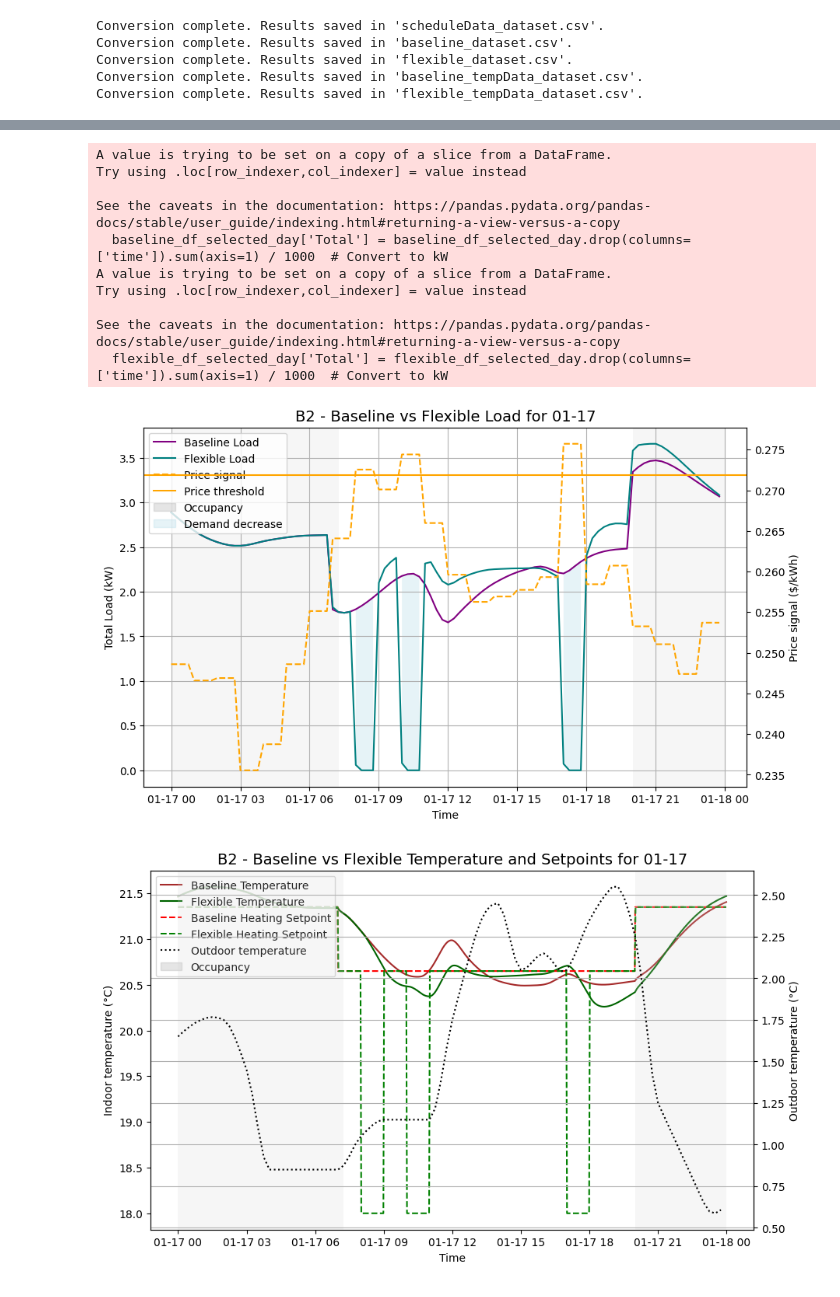
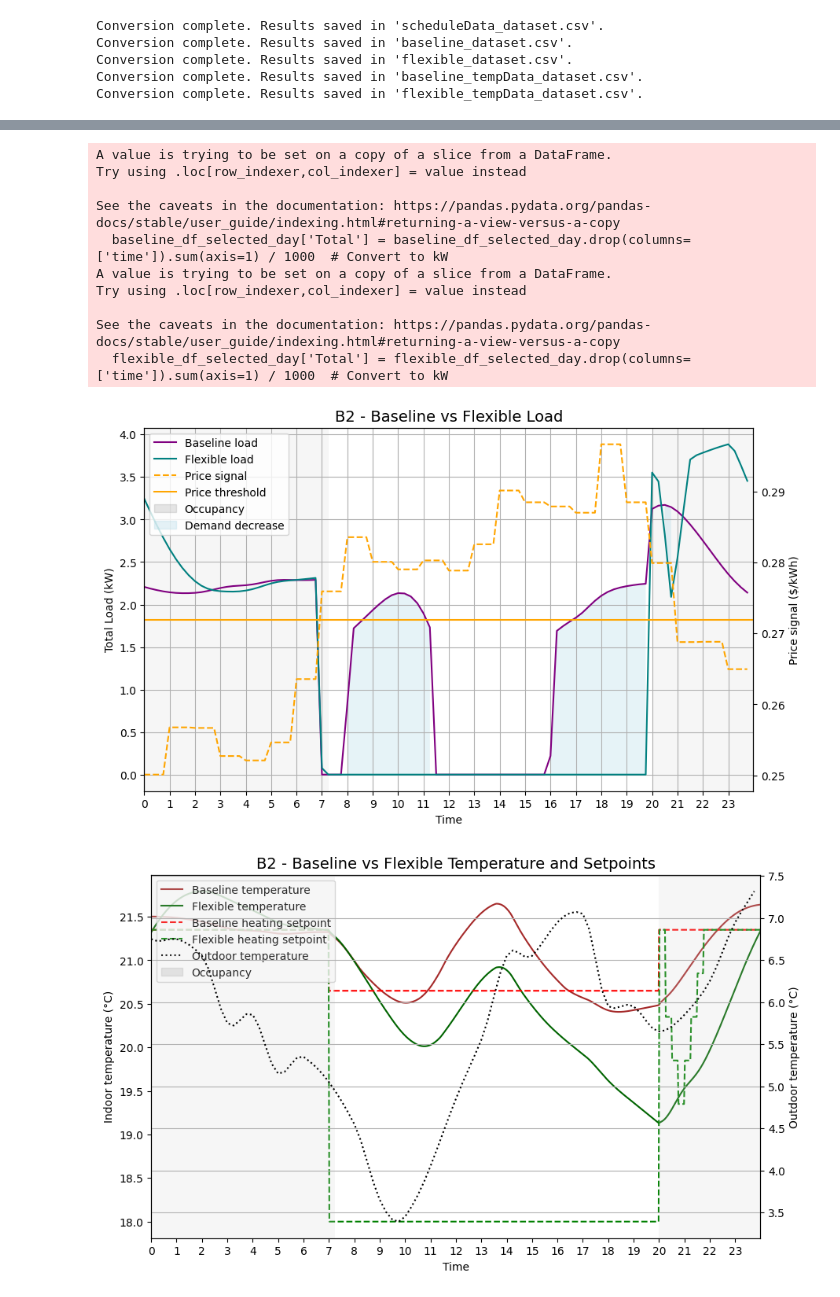
Before and after one commit to LBNL-ETA/DFLEXLIBS, a Jupyter notebook: examples/boptest/testcase_bestest_hydronic_heat_pump/results_os_c_1a_zone_temp_adj_inc_ratch/default_scenario/plot_results.ipynb, the cells around one changed output, grey strips where cells are left out. Saved outputs shown, nothing was run; the diff lists cells and outputs as text; code cells hidden in the pictures.

Commit message:
update plot results

```diff
--- a/examples/boptest/testcase_bestest_hydronic_heat_pump/results_os_c_1a_zone_temp_adj_inc_ratch/default_scenario/plot_results.ipynb
+++ b/examples/boptest/testcase_bestest_hydronic_heat_pump/results_os_c_1a_zone_temp_adj_inc_ratch/default_scenario/plot_results.ipynb
@@ -54,7 +54,7 @@ Conversion complete. Results saved in 'baseline_tempData_dataset.csv'.
 Conversion complete. Results saved in 'flexible_tempData_dataset.csv'.
 # %%
 # Choose a specific day
-selected_day = '1970-01-17'
+selected_day = '1970-01-22'
 
 name_test_case = 'B2'#: Virtual bestest hydronic heat pump'
 
@@ -201,7 +199,9 @@ plt.show()
 # %%
 import pandas as pd
 import matplotlib.pyplot as plt
+import matplotlib.dates as mdates
 import matplotlib.patches as mpatches
+from matplotlib.ticker import MultipleLocator
 
 # Load datasets
 schedule_df = pd.read_csv('scheduleData_dataset.csv')
@@ -256,8 +256,8 @@ flexible_df_selected_day['Total'] = flexible_df_selected_day.drop(columns=['time
 fig, ax1 = plt.subplots(figsize=(10, 6))
 
 # Plot total load
-line1, = ax1.plot(baseline_df_selected_day['time'], baseline_df_selected_day['Total'], label='Baseline Load', color='purple')
-line2, = ax1.plot(flexible_df_selected_day['time'], flexible_df_selected_day['Total'], label='Flexible Load', color='teal')
+line1, = ax1.plot(baseline_df_selected_day['time'], baseline_df_selected_day['Total'], label='Baseline load', color='purple')
+line2, = ax1.plot(flexible_df_selected_day['time'], flexible_df_selected_day['Total'], label='Flexible load', color='teal')
 ax1.set_xlabel('Time')
 ax1.set_ylabel('Total Load (kW)')
 ax1.tick_params(axis='y')
@@ -295,23 +295,31 @@ line4 = ax2.axhline(y=price_threshold, color='orange', linestyle='-', label=f'Pr
 line5 = mpatches.Patch(color='gray', alpha=0.2, label='Occupancy')
 line6 = mpatches.Patch(color='lightblue', alpha=0.3, label='Demand decrease')
 
+# Format x-axis to show 0–23
+ax1.xaxis.set_major_locator(mdates.HourLocator(interval=1))
+ax1.xaxis.set_major_formatter(plt.FuncFormatter(lambda x, pos: int(mdates.num2date(x).hour)))
+ax1.set_xlim([
+    baseline_df_selected_day['time'].iloc[0].replace(hour=0, minute=0),
+    baseline_df_selected_day['time'].iloc[0].replace(hour=23, minute=59)
+])
+
 # Combine legends from both axes
 lines = [line1, line2, line3, line4, line5, line6]
 labels = [line.get_label() for line in lines]
 ax1.legend(lines, labels, loc='upper left')
 
 
-plt.title(f'{name_test_case} - Baseline vs Flexible Load for {selected_day[5:]}', fontsize=14)
+plt.title(f'{name_test_case} - Baseline vs Flexible Load', fontsize=14)
 plt.savefig(f'{scenario_test_case}_demand.png', bbox_inches='tight')
 plt.show()
 
 # Plot temperature setpoints and actual temperatures for baseline and flexible scenarios for the new day
 fig, ax1 = plt.subplots(figsize=(10, 6))
 
-line1, = ax1.plot(baseline_temp_resampled_day_df['time'], baseline_temp_resampled_day_df[temperature_identifier]-273, label='Baseline Temperature', color='brown')
-line2, = ax1.plot(flexible_temp_resampled_day_df['time'], flexible_temp_resampled_day_df[temperature_identifier]-273, label='Flexible Temperature', color='darkgreen')
-line3, = ax1.plot(baseline_temp_resampled_day_df['time'], baseline_temp_resampled_day_df[stp_identifier]-273, label='Baseline Heating Setpoint', linestyle='--', color='red')
-line4, = ax1.plot(flexible_temp_resampled_day_df['time'], flexible_temp_resampled_day_df[stp_identifier]-273, label='Flexible Heating Setpoint', linestyle='--', color='green')
+line1, = ax1.plot(baseline_temp_resampled_day_df['time'], baseline_temp_resampled_day_df[temperature_identifier]-273, label='Baseline temperature', color='brown')
+line2, = ax1.plot(flexible_temp_resampled_day_df['time'], flexible_temp_resampled_day_df[temperature_identifier]-273, label='Flexible temperature', color='darkgreen')
+line3, = ax1.plot(baseline_temp_resampled_day_df['time'], baseline_temp_resampled_day_df[stp_identifier]-273, label='Baseline heating setpoint', linestyle='--', color='red')
+line4, = ax1.plot(flexible_temp_resampled_day_df['time'], flexible_temp_resampled_day_df[stp_identifier]-273, label='Flexible heating setpoint', linestyle='--', color='green')
 
 ax1.set_xlabel('Time')
 ax1.set_ylabel('Indoor temperature (°C)')
@@ -324,33 +332,41 @@ ax2.tick_params(axis='y')
 
 # Shade occupancy periods
 for i in range(len(schedule_df_selected_day)):
     if schedule_df_selected_day[Occ_identifier].iloc[i] > 0:
         start_time = schedule_df_selected_day['time'].iloc[i]
         end_time = start_time + pd.Timedelta(minutes=15)
         plt.axvspan(start_time, end_time, alpha=0.2, color='lightgray', ec='none')
 
+# Format x-axis to show 0–23
+ax1.xaxis.set_major_locator(mdates.HourLocator(interval=1))
+ax1.xaxis.set_major_formatter(plt.FuncFormatter(lambda x, pos: int(mdates.num2date(x).hour)))
+ax1.set_xlim([
+    baseline_temp_resampled_day_df['time'].iloc[0].replace(hour=0, minute=0),
+    baseline_temp_resampled_day_df['time'].iloc[0].replace(hour=23, minute=59)
+])
+
 # Add a proxy artist for the occupancy shading
 line6 = mpatches.Patch(color='gray', alpha=0.2, label='Occupancy')
 
 # Combine legends from both axes
 lines = [line1, line2, line3, line4, line5, line6]
 labels = [line.get_label() for line in lines]
 ax1.legend(lines, labels, loc='upper left')
 
-plt.title(f'{name_test_case} - Baseline vs Flexible Temperature and Setpoints for {selected_day[5:]}', fontsize=14)
+plt.title(f'{name_test_case} - Baseline vs Flexible Temperature and Setpoints', fontsize=14)
 plt.grid(True)
 plt.savefig(f'{scenario_test_case}_temperature.png', bbox_inches='tight')
 plt.show()
 # %% [output]
 A value is trying to be set on a copy of a slice from a DataFrame.
 Try using .loc[row_indexer,col_indexer] = value instead
 
 See the caveats in the documentation: https://pandas.pydata.org/pandas-docs/stable/user_guide/indexing.html#returning-a-view-versus-a-copy
   baseline_df_selected_day['Total'] = baseline_df_selected_day.drop(columns=['time']).sum(axis=1) / 1000  # Convert to kW
 A value is trying to be set on a copy of a slice from a DataFrame.
 Try using .loc[row_indexer,col_indexer] = value instead
 
 See the caveats in the documentation: https://pandas.pydata.org/pandas-docs/stable/user_guide/indexing.html#returning-a-view-versus-a-copy
   flexible_df_selected_day['Total'] = flexible_df_selected_day.drop(columns=['time']).sum(axis=1) / 1000  # Convert to kW
-[figure, old version]
+[figure, new version]
-[figure, old version]
+[figure, new version]
```
Also changed, not shown: parts of 1 cell of this notebook, 10 other files.
